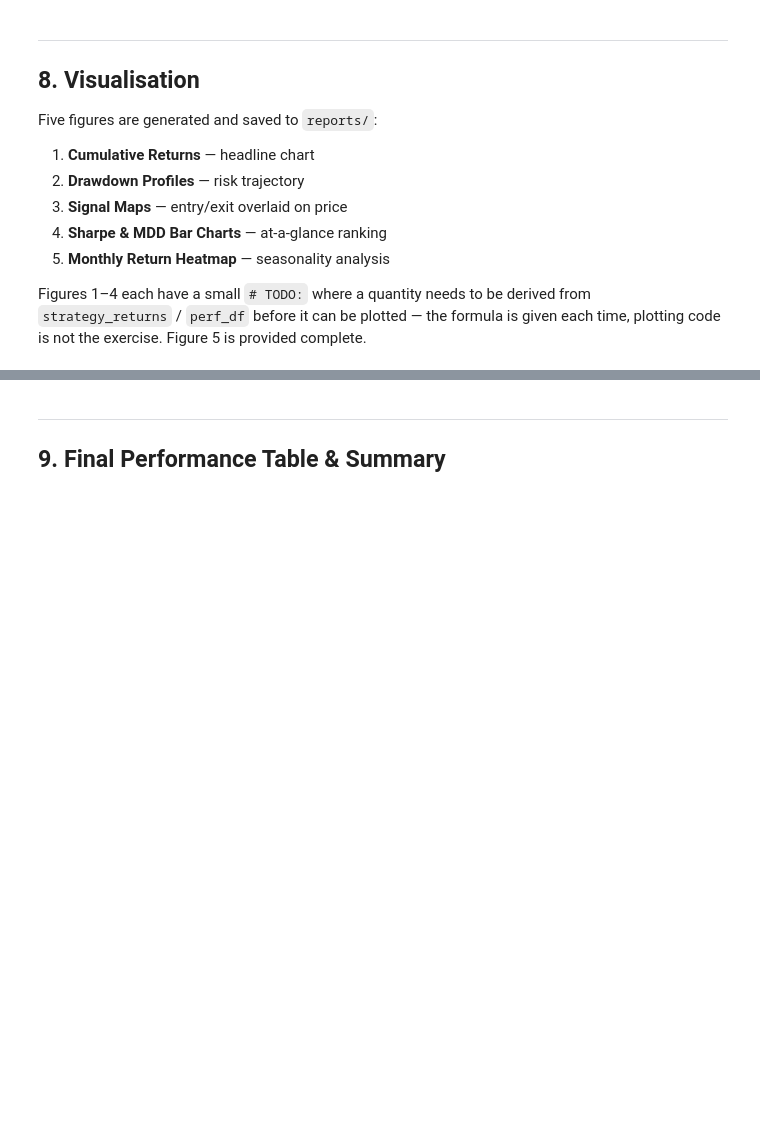
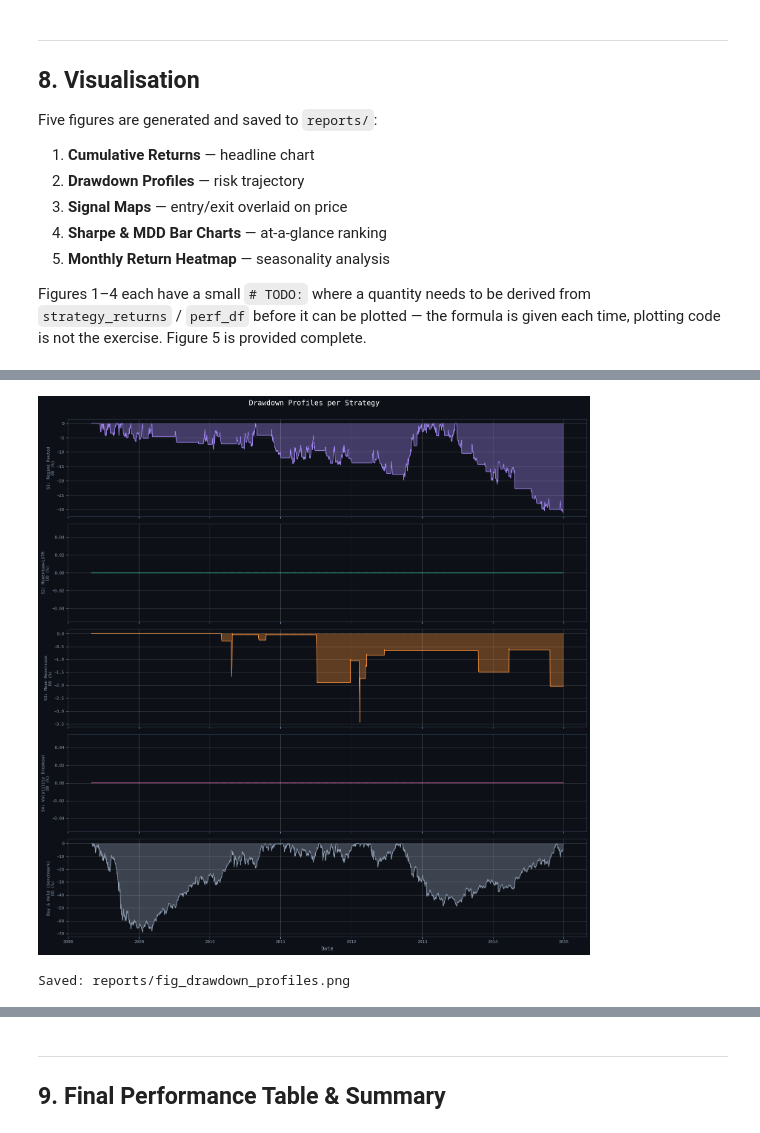
Before and after one commit to tavish-1721/Tavish-Singh-, a Jupyter notebook: Week5/Trading_Strategies.ipynb, the cells around one changed output, grey strips where cells are left out. Cells and saved outputs as stored; diff of their text form; code cells hidden in the pictures; blank space fills up the shorter version.

```diff
--- a/Week5/Trading_Strategies.ipynb
+++ b/Week5/Trading_Strategies.ipynb
@@ -1045,34 +1225,39 @@ print('Saved: reports/fig_cumulative_returns.png')
 # Figure 2 -- Drawdown Profiles
 # ============================================================
 fig, axes = plt.subplots(len(strategy_labels), 1,
                           figsize=(15, 3.0 * len(strategy_labels)),
                           sharex=True)
 fig.patch.set_facecolor('#0d1117')
 fig.suptitle('Drawdown Profiles per Strategy', color='white', fontsize=14, y=1.002)
 
 for ax, label, r in zip(axes, strategy_labels, strategy_returns):
     ax.set_facecolor('#0d1117')
 
     # TODO: compute the running drawdown series `drawdown` (in %) for this strategy.
     #   formula:
     #     cum      = cumulative product of (1 + r)
     #     peak     = running maximum of cum
     #     drawdown = (cum - peak) / peak * 100
-    drawdown = pd.Series(np.zeros(len(r)))
+    cum=(1+r).cumprod()
+    peak=cum.cummax()
+    drawdown=(cum-peak)/peak*100
 
     ax.fill_between(dates, drawdown, 0, color=COLORS[label], alpha=0.35)
     ax.plot(dates, drawdown, color=COLORS[label], lw=1.0)
     ax.set_ylabel(f'{label}\nDD (%)', color='#94a3b8', fontsize=8)
     ax.axhline(0, color='#475569', lw=0.6, ls=':')
     ax.tick_params(colors='#94a3b8', labelsize=8)
     for spine in ax.spines.values():
         spine.set_edgecolor('#334155')
 
 axes[-1].set_xlabel('Date', color='#94a3b8')
 plt.tight_layout()
 fig.savefig(os.path.join(REPORTS_DIR, 'fig_drawdown_profiles.png'), dpi=150, bbox_inches='tight')
 plt.show()
 print('Saved: reports/fig_drawdown_profiles.png')
+# %% [output]
+[figure, added]
+Saved: reports/fig_drawdown_profiles.png
 # %%
 # ============================================================
 # Figure 3 -- Signal Maps
```
Also changed, not shown: parts of 13 cells of this notebook.
